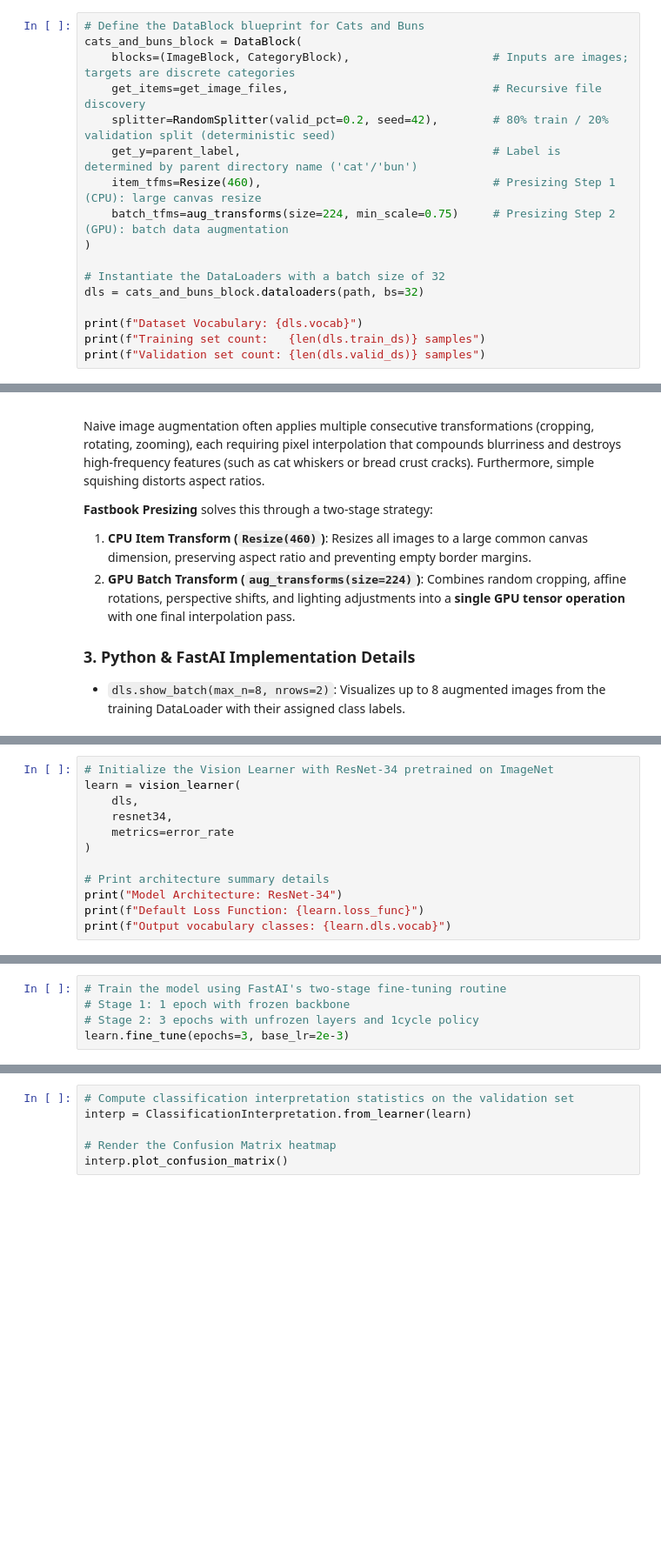
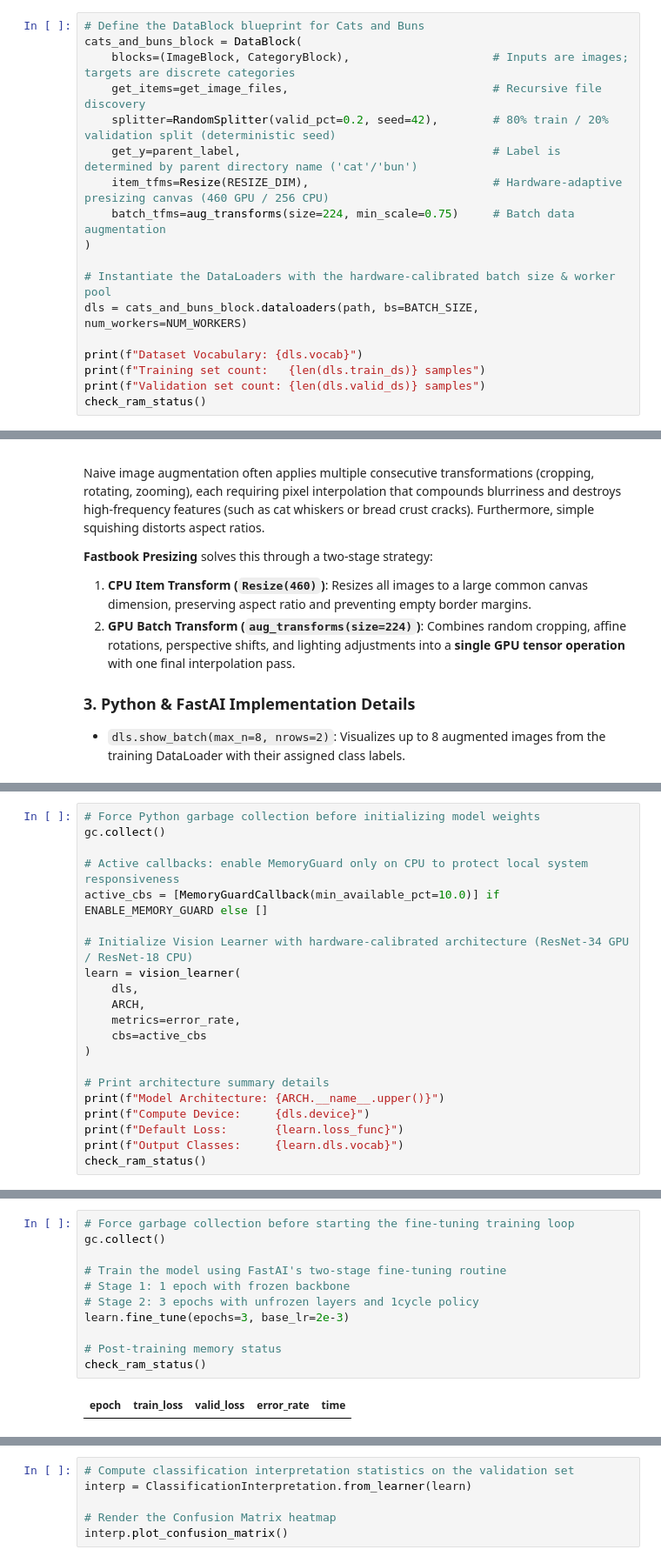
Before and after one commit to postelzhuktetyana/katzen-oder-broetchen, a Jupyter notebook: cat_or_bun_classifier.ipynb, the cells around one changed output, grey strips where cells are left out. Shown at 87% size. Cells and saved outputs as stored; diff of their text form; blank space fills up the shorter version.

Commit message:
Session 2. Try to run the fine_tune locally. (Prepare for running in cloud)

```diff
--- a/cat_or_bun_classifier.ipynb
+++ b/cat_or_bun_classifier.ipynb
@@ -311,13 +438,14 @@ cats_and_buns_block = DataBlock(
     get_items=get_image_files,                              # Recursive file discovery
     splitter=RandomSplitter(valid_pct=0.2, seed=42),        # 80% train / 20% validation split (deterministic seed)
     get_y=parent_label,                                     # Label is determined by parent directory name ('cat'/'bun')
-    item_tfms=Resize(460),                                  # Presizing Step 1 (CPU): large canvas resize
-    batch_tfms=aug_transforms(size=224, min_scale=0.75)     # Presizing Step 2 (GPU): batch data augmentation
+    item_tfms=Resize(RESIZE_DIM),                           # Hardware-adaptive presizing canvas (460 GPU / 256 CPU)
+    batch_tfms=aug_transforms(size=224, min_scale=0.75)     # Batch data augmentation
 )
 
-# Instantiate the DataLoaders with a batch size of 32
-dls = cats_and_buns_block.dataloaders(path, bs=32)
+# Instantiate the DataLoaders with the hardware-calibrated batch size & worker pool
+dls = cats_and_buns_block.dataloaders(path, bs=BATCH_SIZE, num_workers=NUM_WORKERS)
 
 print(f"Dataset Vocabulary: {dls.vocab}")
 print(f"Training set count:   {len(dls.train_ds)} samples")
 print(f"Validation set count: {len(dls.valid_ds)} samples")
+check_ram_status()
@@ -358,12 +493,21 @@ FastAI strips ImageNet's original 1,000-output linear layer and attaches a moder
 # %%
-# Initialize the Vision Learner with ResNet-34 pretrained on ImageNet
+# Force Python garbage collection before initializing model weights
+gc.collect()
+
+# Active callbacks: enable MemoryGuard only on CPU to protect local system responsiveness
+active_cbs = [MemoryGuardCallback(min_available_pct=10.0)] if ENABLE_MEMORY_GUARD else []
+
+# Initialize Vision Learner with hardware-calibrated architecture (ResNet-34 GPU / ResNet-18 CPU)
 learn = vision_learner(
     dls,
-    resnet34,
-    metrics=error_rate
+    ARCH,
+    metrics=error_rate,
+    cbs=active_cbs
 )
 
 # Print architecture summary details
-print("Model Architecture: ResNet-34")
-print(f"Default Loss Function: {learn.loss_func}")
-print(f"Output vocabulary classes: {learn.dls.vocab}")
+print(f"Model Architecture: {ARCH.__name__.upper()}")
+print(f"Compute Device:     {dls.device}")
+print(f"Default Loss:       {learn.loss_func}")
+print(f"Output Classes:     {learn.dls.vocab}")
+check_ram_status()
@@ -383,7 +533,15 @@ If we immediately trained the entire network with a high learning rate, the larg
 ### 3. Python & FastAI Implementation Details
 * `learn.fine_tune(epochs=3, base_lr=2e-3)`: Runs the two-stage transfer learning routine and outputs tabular training loss, validation loss, and error rate per epoch.
 # %%
+# Force garbage collection before starting the fine-tuning training loop
+gc.collect()
+
 # Train the model using FastAI's two-stage fine-tuning routine
 # Stage 1: 1 epoch with frozen backbone
 # Stage 2: 3 epochs with unfrozen layers and 1cycle policy
 learn.fine_tune(epochs=3, base_lr=2e-3)
+
+# Post-training memory status
+check_ram_status()
+# %% [output]
+| epoch | train_loss | valid_loss | error_rate | time |
```
Also changed, not shown: parts of 17 cells of this notebook, 3 other files.
